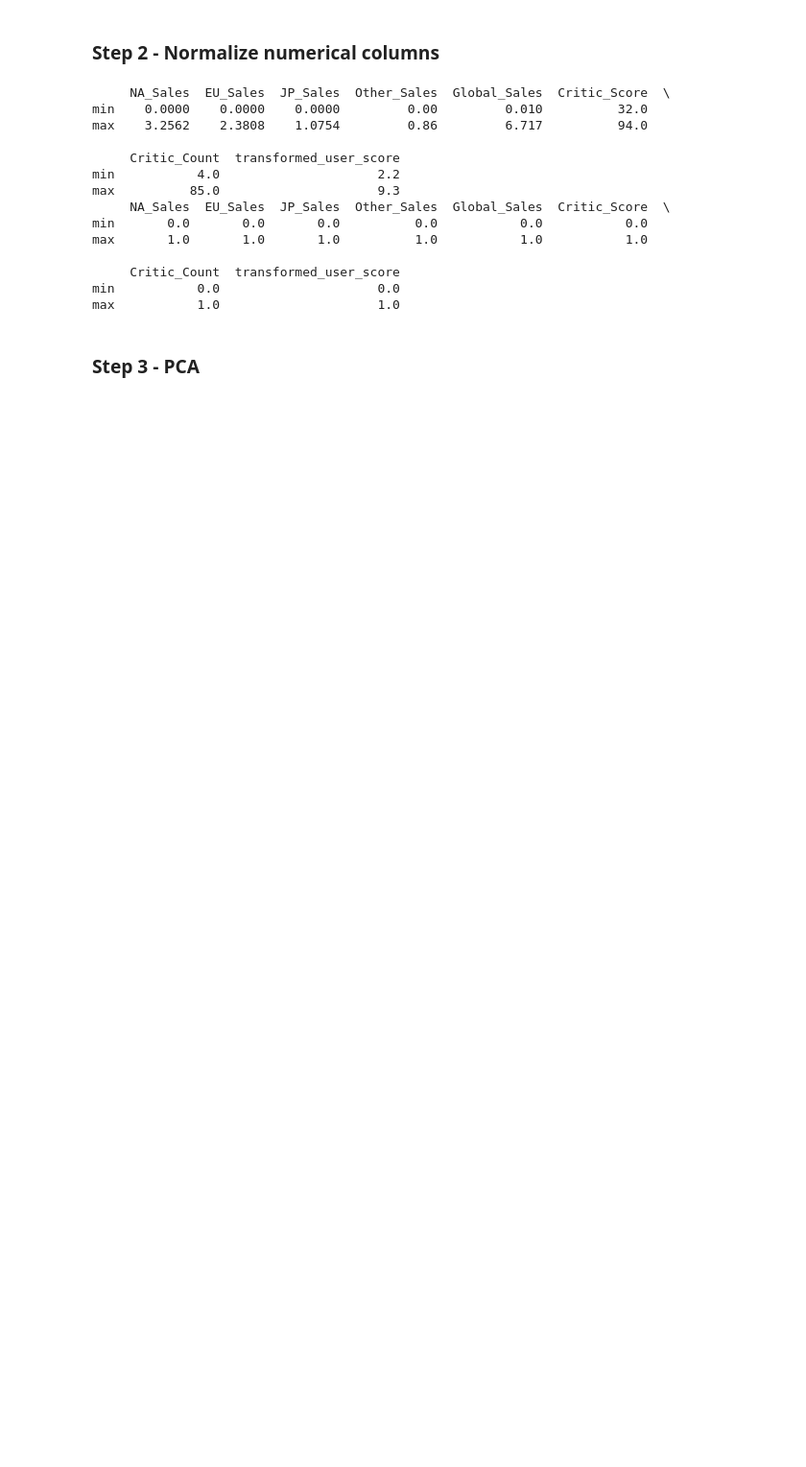
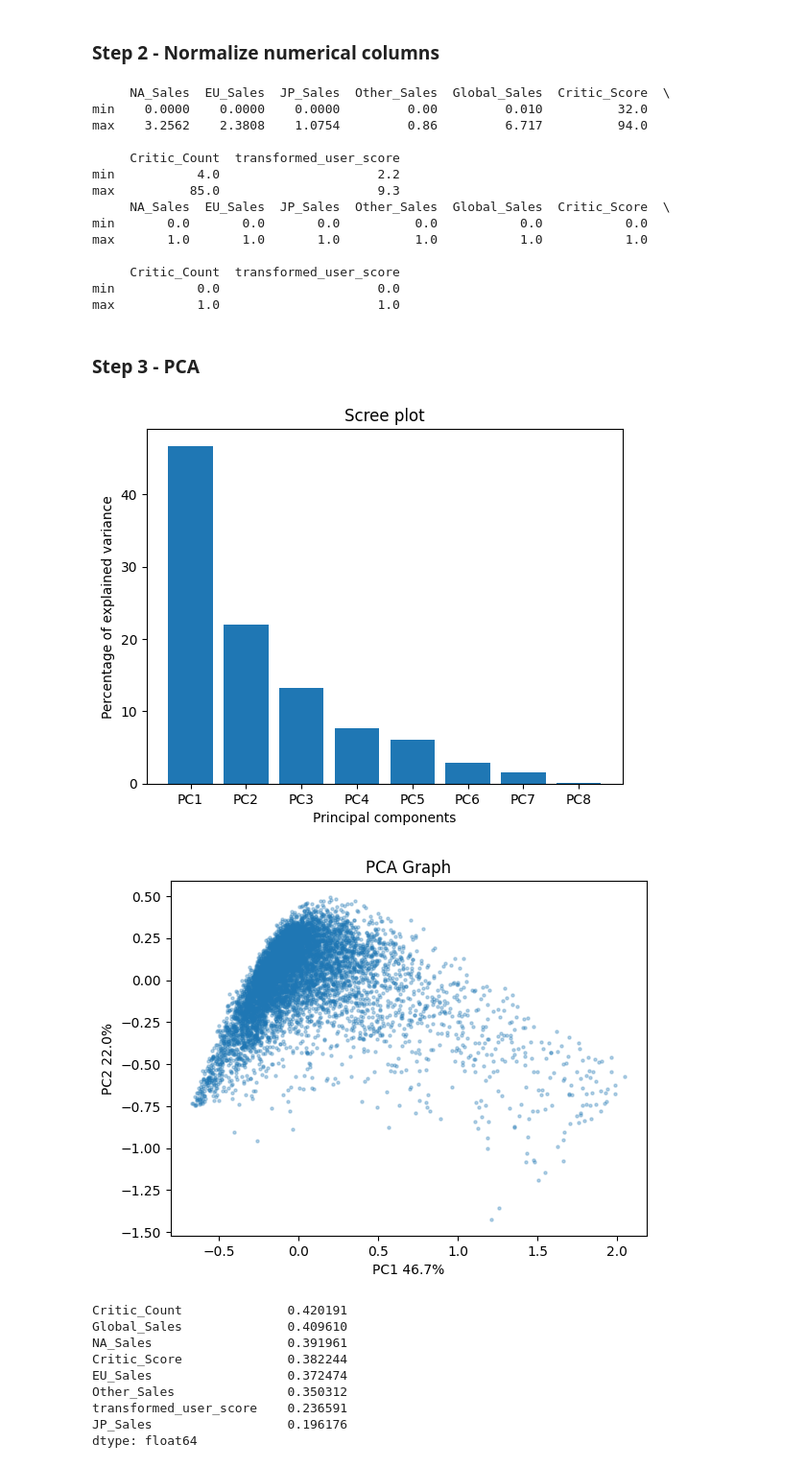
Before and after one commit to NoahKrobot/CA1_Video_Game_DAV, a Jupyter notebook: CA1.ipynb, the cells around one changed output. Shown at 96% size. Drawn from its saved outputs; the diff is of its cells as text; code cells hidden in the pictures; blank space fills up the shorter version.

```diff
--- a/CA1.ipynb
+++ b/CA1.ipynb
@@ -304,3 +309,42 @@ min           0.0                     0.0
 max           1.0                     1.0
 # %% [markdown]
 ### Step 3 - PCA
+# %%
+scaledData = MergedData_Normalised[numeric_cols]
+
+pca = PCA()
+pca.fit(scaledData)
+pca_data= pca.transform(scaledData)
+per_var = np.round(pca.explained_variance_ratio_ * 100, decimals=1)
+
+labels = ['PC'+str(i) for i in range(1, len(per_var)+1)]
+plt.bar(x=range(1, len(per_var)+1), height=per_var, tick_label=labels)
+plt.ylabel("Percentage of explained variance")
+plt.xlabel("Principal components")
+plt.title("Scree plot")
+plt.show()
+
+pca_df = pd.DataFrame(pca_data, index=MergedData_Normalised['Name'], columns=labels)
+
+plt.scatter(pca_df.PC1, pca_df.PC2, alpha=0.3, s=5)
+plt.title("PCA Graph")
+plt.xlabel(f'PC1 {per_var[0]}%')
+plt.ylabel(f'PC2 {per_var[1]}%')
+
+plt.show()
+
+LoadingScores = pd.Series(pca.components_[0], index=numeric_cols)
+SortedLoadingScores = LoadingScores.abs().sort_values(ascending=False)
+print(SortedLoadingScores)
+# %% [output]
+[figure, added]
+[figure, added]
+Critic_Count              0.420191
+Global_Sales              0.409610
+NA_Sales                  0.391961
+Critic_Score              0.382244
+EU_Sales                  0.372474
+Other_Sales               0.350312
+transformed_user_score    0.236591
+JP_Sales                  0.196176
+dtype: float64
```
Also changed, not shown: parts of 2 cells of this notebook, 1 other file.
